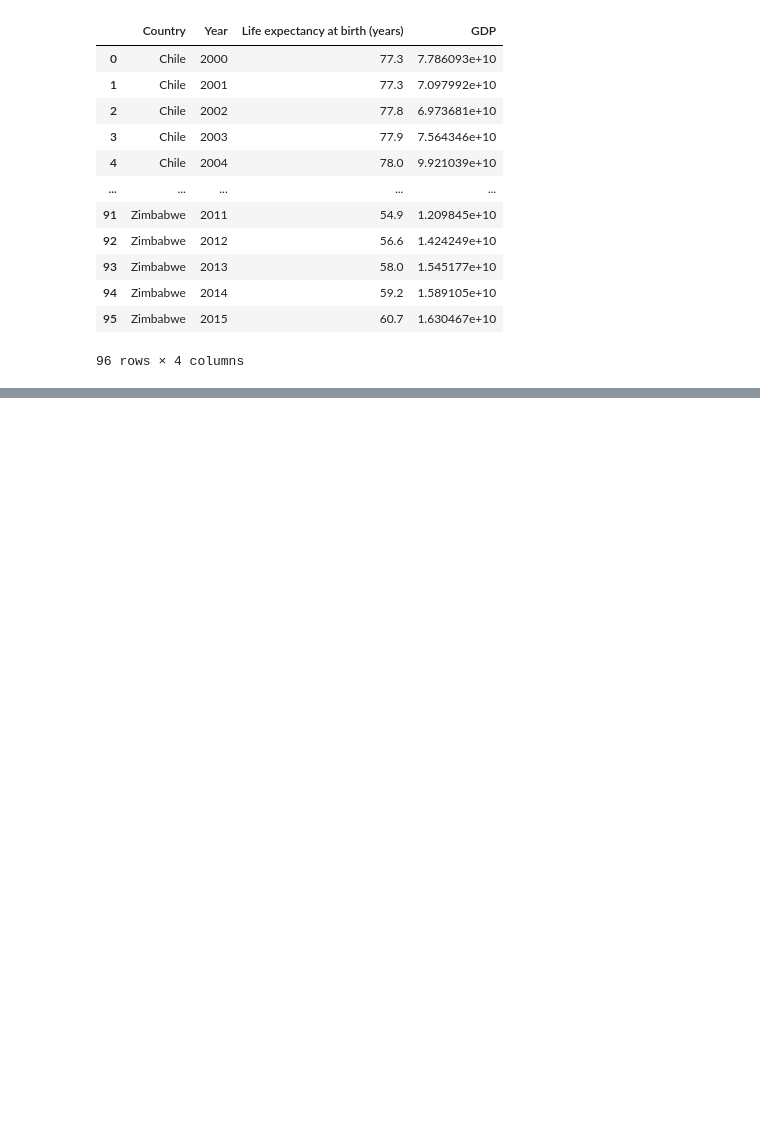
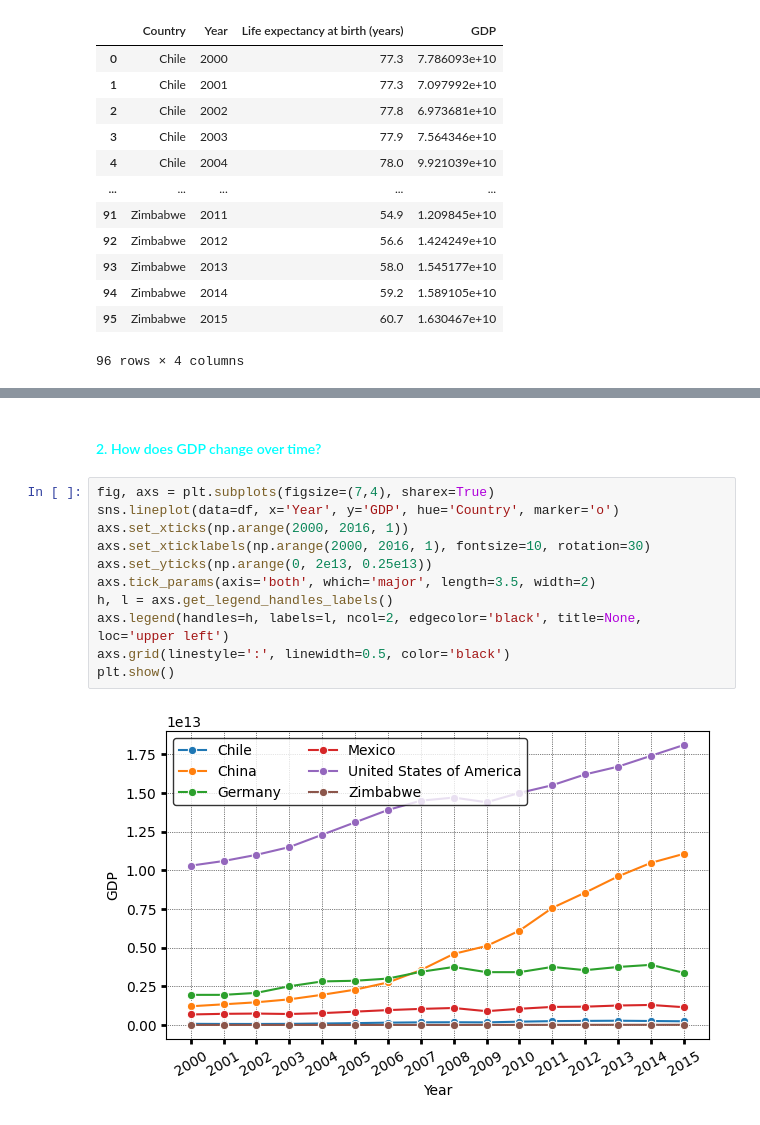
Before and after one commit to bioBaddie/data_science_projects, a Jupyter notebook: codecademy_projects/portfolio_proj_lifeexp_gdp.ipynb, the cells around one changed output, grey strips where cells are left out. Drawn from its saved outputs; the diff is of its cells as text; blank space fills up the shorter version.

```diff
--- a/codecademy_projects/portfolio_proj_lifeexp_gdp.ipynb
+++ b/codecademy_projects/portfolio_proj_lifeexp_gdp.ipynb
@@ -32,0 +90,15 @@ df
+# %% [markdown]
+#### <span style='color:cyan'>2. How does GDP change over time?</span>
+# %%
+fig, axs = plt.subplots(figsize=(7,4), sharex=True)
+sns.lineplot(data=df, x='Year', y='GDP', hue='Country', marker='o')
+axs.set_xticks(np.arange(2000, 2016, 1))
+axs.set_xticklabels(np.arange(2000, 2016, 1), fontsize=10, rotation=30)
+axs.set_yticks(np.arange(0, 2e13, 0.25e13))
+axs.tick_params(axis='both', which='major', length=3.5, width=2)
+h, l = axs.get_legend_handles_labels()
+axs.legend(handles=h, labels=l, ncol=2, edgecolor='black', title=None, loc='upper left')
+axs.grid(linestyle=':', linewidth=0.5, color='black')
+plt.show()
+# %% [output]
+[figure, added]
```
Also changed, not shown: parts of 6 cells of this notebook.
